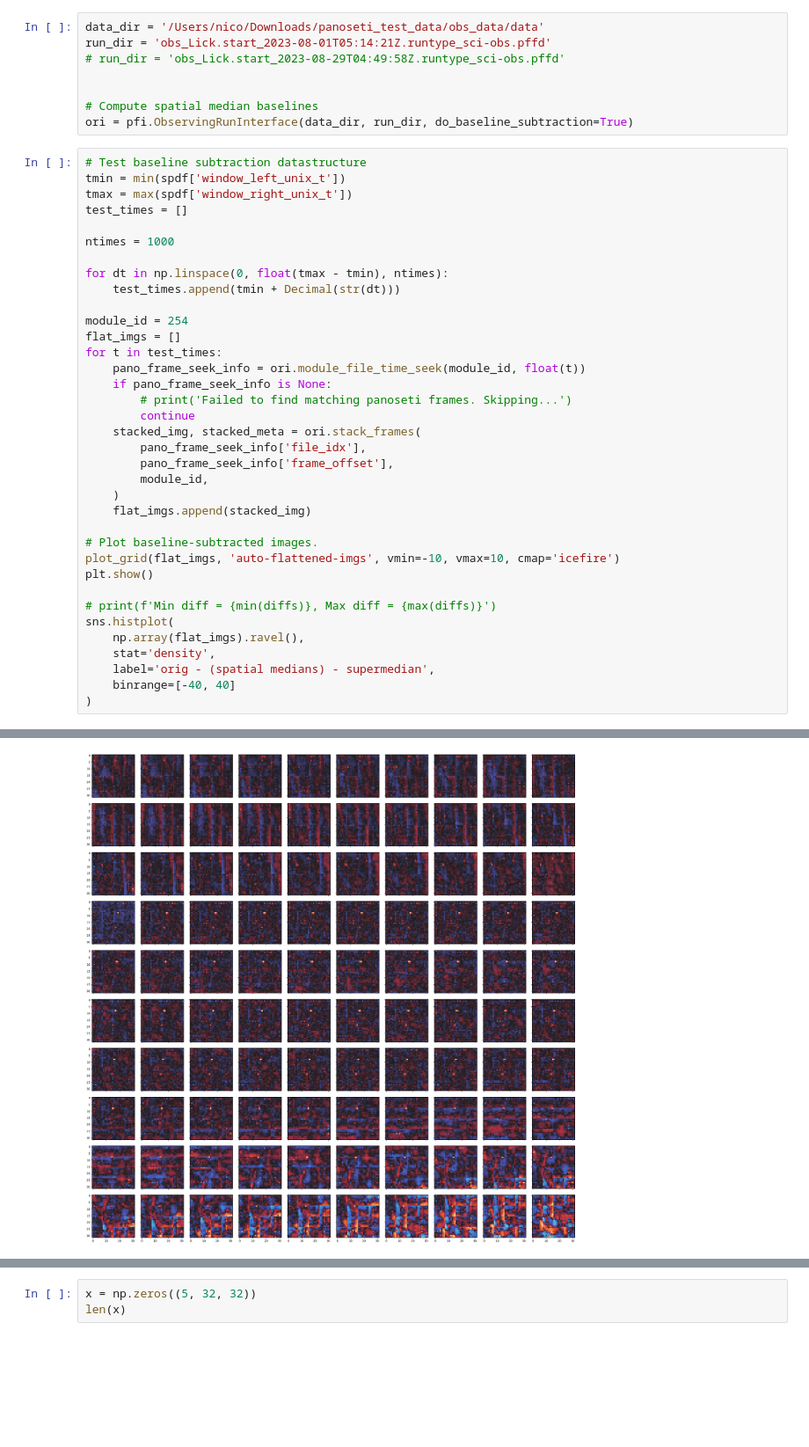
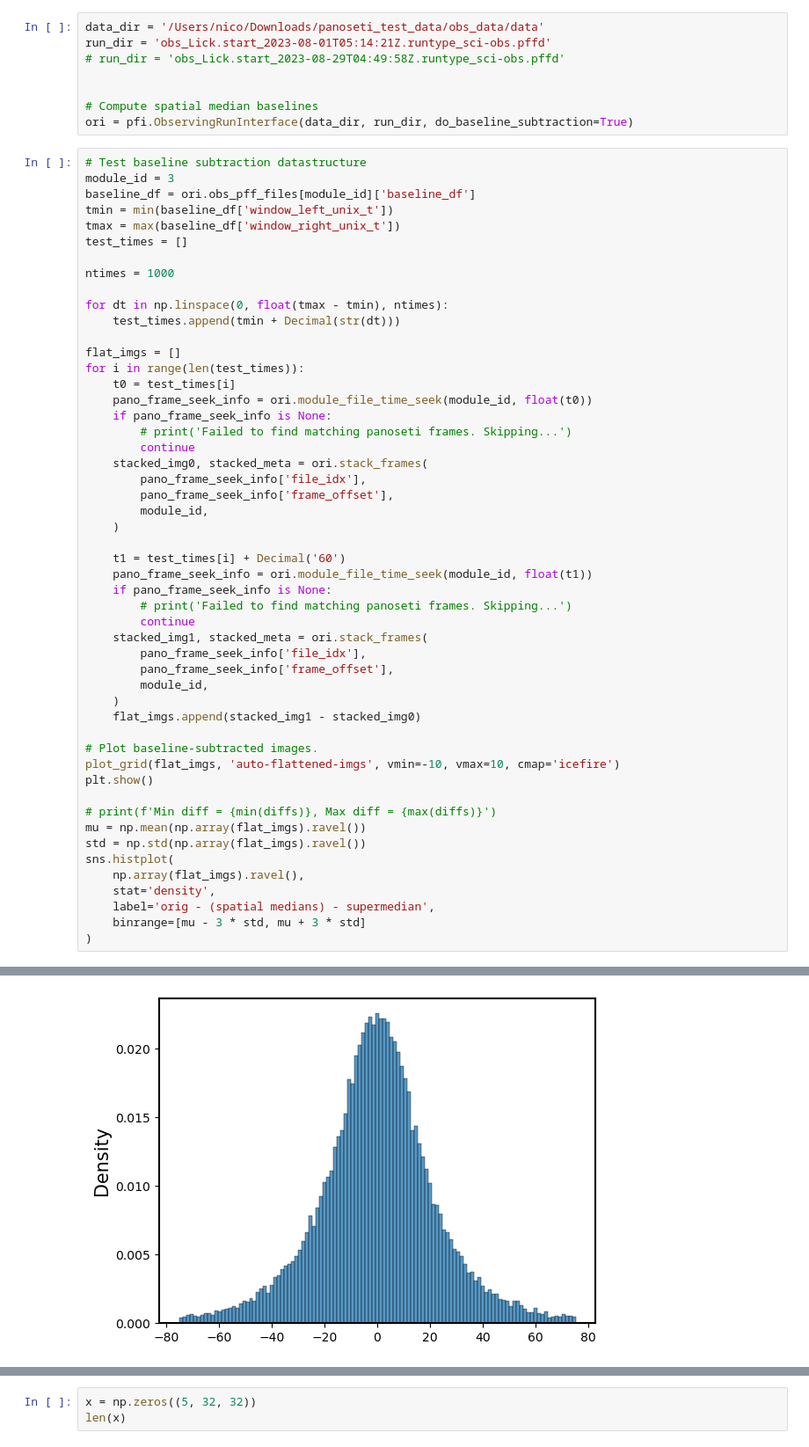
Before and after one commit to panoseti/panoseti, a Jupyter notebook: cloud-detection/dataset_construction/median_subtraction_dev.ipynb, the cells around one changed output, grey strips where cells are left out. Shown at 88% size. Drawn from its saved outputs; the diff is of its cells as text; blank space fills up the shorter version.

```diff
--- a/cloud-detection/dataset_construction/median_subtraction_dev.ipynb
+++ b/cloud-detection/dataset_construction/median_subtraction_dev.ipynb
@@ -180,8 +177,10 @@ run_dir = 'obs_Lick.start_2023-08-01T05:14:21Z.runtype_sci-obs.pffd'
 ori = pfi.ObservingRunInterface(data_dir, run_dir, do_baseline_subtraction=True)
 # %%
 # Test baseline subtraction datastructure
-tmin = min(spdf['window_left_unix_t'])
-tmax = max(spdf['window_right_unix_t'])
+module_id = 3
+baseline_df = ori.obs_pff_files[module_id]['baseline_df']
+tmin = min(baseline_df['window_left_unix_t'])
+tmax = max(baseline_df['window_right_unix_t'])
 test_times = []
 
 ntimes = 1000
@@ -189,29 +188,42 @@ ntimes = 1000
 for dt in np.linspace(0, float(tmax - tmin), ntimes):
     test_times.append(tmin + Decimal(str(dt)))
 
-module_id = 254
 flat_imgs = []
-for t in test_times:
-    pano_frame_seek_info = ori.module_file_time_seek(module_id, float(t))
+for i in range(len(test_times)):
+    t0 = test_times[i]
+    pano_frame_seek_info = ori.module_file_time_seek(module_id, float(t0))
     if pano_frame_seek_info is None:
         # print('Failed to find matching panoseti frames. Skipping...')
         continue
-    stacked_img, stacked_meta = ori.stack_frames(
+    stacked_img0, stacked_meta = ori.stack_frames(
         pano_frame_seek_info['file_idx'],
         pano_frame_seek_info['frame_offset'],
         module_id,
     )
-    flat_imgs.append(stacked_img)
+
+    t1 = test_times[i] + Decimal('60')
+    pano_frame_seek_info = ori.module_file_time_seek(module_id, float(t1))
+    if pano_frame_seek_info is None:
+        # print('Failed to find matching panoseti frames. Skipping...')
+        continue
+    stacked_img1, stacked_meta = ori.stack_frames(
+        pano_frame_seek_info['file_idx'],
+        pano_frame_seek_info['frame_offset'],
+        module_id,
+    )
+    flat_imgs.append(stacked_img1 - stacked_img0)
 
 # Plot baseline-subtracted images.
 plot_grid(flat_imgs, 'auto-flattened-imgs', vmin=-10, vmax=10, cmap='icefire')
 plt.show()
 
 # print(f'Min diff = {min(diffs)}, Max diff = {max(diffs)}')
+mu = np.mean(np.array(flat_imgs).ravel())
+std = np.std(np.array(flat_imgs).ravel())
 sns.histplot(
     np.array(flat_imgs).ravel(),
     stat='density',
     label='orig - (spatial medians) - supermedian',
-    binrange=[-40, 40]
+    binrange=[mu - 3 * std, mu + 3 * std]
 )
 # %% [output]
@@ -220 +232 @@ divide by zero encountered in divide
-[figure, old version]
+[figure, new version]
```
Also changed, not shown: parts of 8 cells of this notebook, 11 other files.
